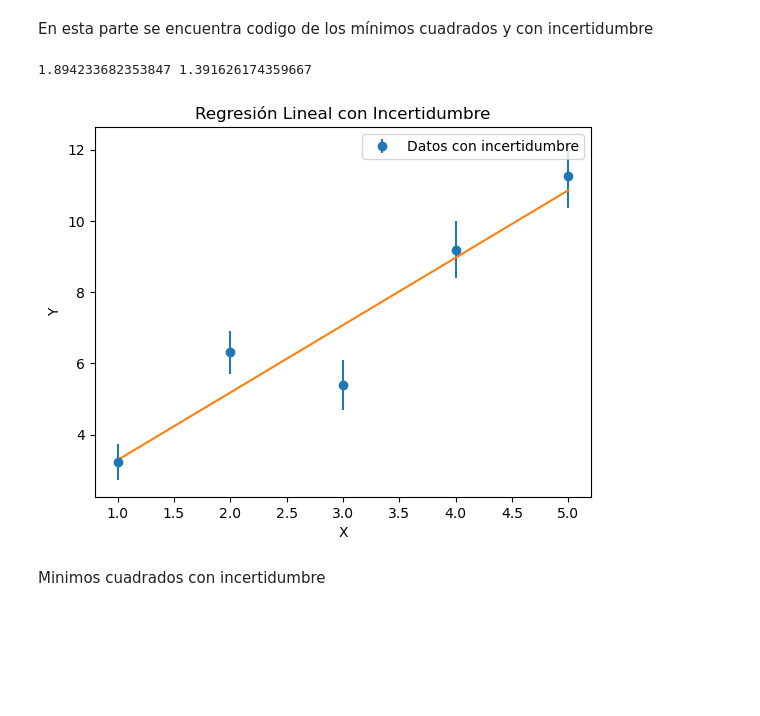
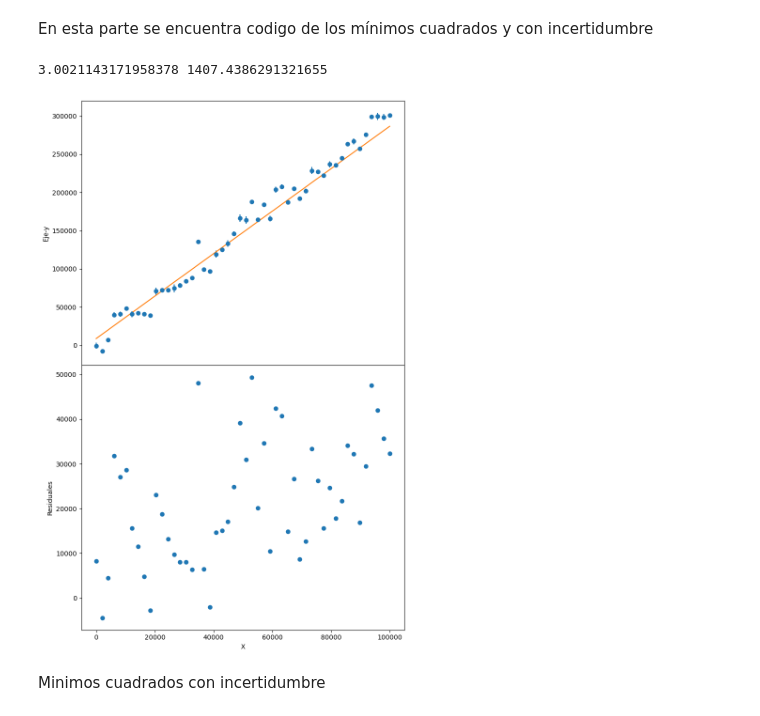
Before and after one commit to aleste2123/Intermedio, a Jupyter notebook: Mínimos cuadrados/Minimos cuadrados.ipynb, the cells around one changed output. Cells and saved outputs as stored; diff of their text form; code cells hidden in the pictures; blank space fills up the shorter version.

```diff
--- a/Mínimos cuadrados/Minimos cuadrados.ipynb
+++ b/Mínimos cuadrados/Minimos cuadrados.ipynb
@@ -3,42 +3,37 @@ En esta parte se encuentra codigo de los mínimos cuadrados y con incertidumbre
 # %%
 import numpy as np
 import matplotlib.pyplot as plt
 
-x = np.array([1, 2, 3, 4, 5])
+x = np.linspace(1, 100000, 50)
+y = 3 * x + 5 + np.random.normal(0, 10000, 50)
+i = np.random.uniform(1, 5000, 50)
 
-# Generar valores de y (con ruido gaussiano)
-y = 2 * x + 1 + np.random.normal(0, 1, len(x))
 
-# Generar valores de incertidumbre (pueden variar para cada punto)
-i = np.array([0.5, 0.6, 0.7, 0.8, 0.9])
-
-# Graficar los puntos con barras de error
-plt.errorbar(x, y, yerr=i, fmt='o', label='Datos con incertidumbre')
-
-def minimos_cuadrados(x,y):
+def minimos_cuadrados(x,y,i,plot = False):
     n = len(x)
     sum_x = np.sum(x)
     sum_y = np.sum(y)
     sum_xy = np.sum(x*y)
     sum_x_2 = np.sum(x**2)
+    residuales = y-(m*x)+b
     pendiente = (n*sum_xy-(sum_x*sum_y))/(n*sum_x_2-(abs(sum_x)**2))
     intercepto = (sum_y*sum_x_2-sum_x*np.sum(x*y))/(n*sum_x_2-(abs(sum_x)**2))
+    if plot:
+        fig, axs = plt.subplots(2, 1, figsize=(8, 12), sharex=True, gridspec_kw={'hspace': 0})
+        axs[0].errorbar(x, y, yerr=i, fmt='o')
+        axs[0].plot(x,m*x+b)
+        axs[1].scatter(x,residuales)
+        axs[0].set_ylabel('Eje-y')
+        axs[1].set_ylabel('Residuales')
+        plt.xlabel('X')
+        plt.tight_layout()
     return pendiente,intercepto
 
-m,b = minimos_cuadrados(x,y)
+m,b = minimos_cuadrados(x,y,i,True)
 print(m,b)
-# Añadir etiquetas y título
-plt.plot(x,m*x+b)
-plt.xlabel('X')
-plt.ylabel('Y')
-plt.title('Regresión Lineal con Incertidumbre')
-plt.legend()
-
-# Mostrar la gráfica
-plt.show()
 # %% [output]
-1.894233682353847 1.391626174359667
+3.0021143171958378 1407.4386291321655
-[figure, old version]
+[figure, new version]
 # %% [markdown]
 Minimos cuadrados con incertidumbre
 # %%
```
Also changed, not shown: parts of 1 cell of this notebook.
